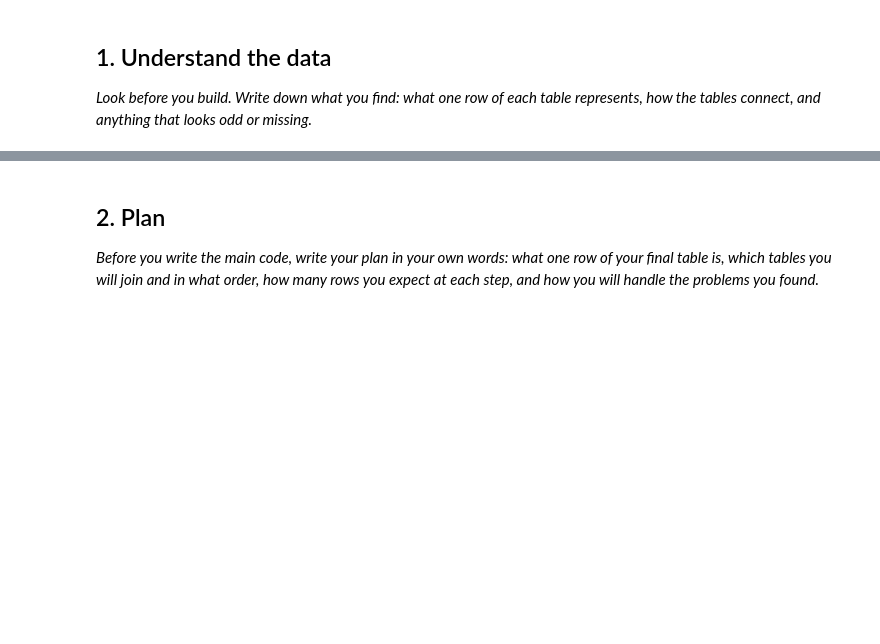
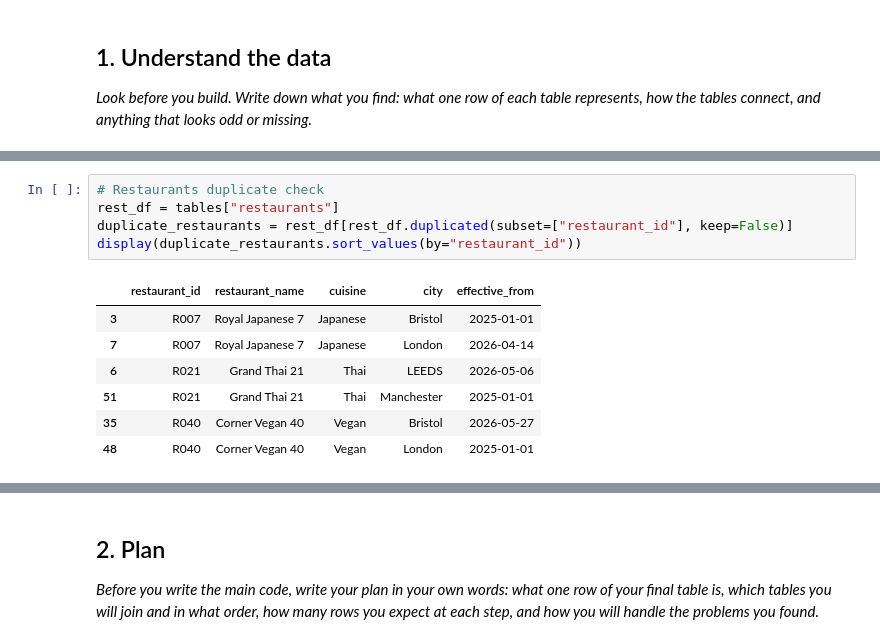
Before and after one commit to WingmanShi/WingmanShi-AnalyticsEngineering, a Jupyter notebook: 5_02_practice_weekly_ops.ipynb, the cells around one changed output, grey strips where cells are left out. Drawn from its saved outputs; the diff is of its cells as text; blank space fills up the shorter version.

```diff
--- a/5_02_practice_weekly_ops.ipynb
+++ b/5_02_practice_weekly_ops.ipynb
@@ -644,0 +373,13 @@ payments: records with no matching order: 0
+# %%
+# Restaurants duplicate check
+rest_df = tables["restaurants"]
+duplicate_restaurants = rest_df[rest_df.duplicated(subset=["restaurant_id"], keep=False)]
+display(duplicate_restaurants.sort_values(by="restaurant_id"))
+# %% [output]
+|  | restaurant_id | restaurant_name | cuisine | city | effective_from |
+| 3 | R007 | Royal Japanese 7 | Japanese | Bristol | 2025-01-01 |
+| 7 | R007 | Royal Japanese 7 | Japanese | London | 2026-04-14 |
+| 6 | R021 | Grand Thai 21 | Thai | LEEDS | 2026-05-06 |
+| 51 | R021 | Grand Thai 21 | Thai | Manchester | 2025-01-01 |
+| 35 | R040 | Corner Vegan 40 | Vegan | Bristol | 2026-05-27 |
+| 48 | R040 | Corner Vegan 40 | Vegan | London | 2025-01-01 |
```
Also changed, not shown: parts of 45 cells of this notebook.
